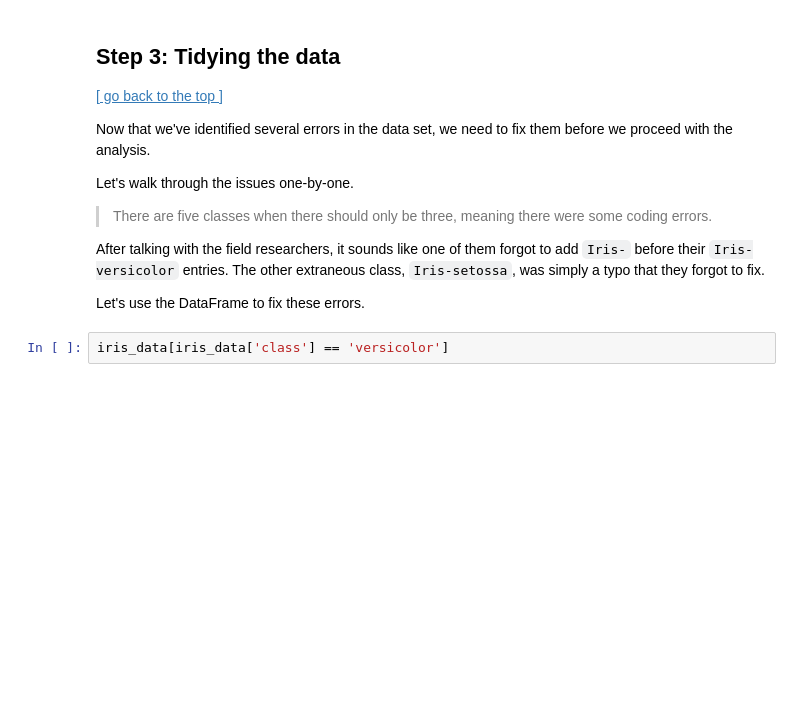
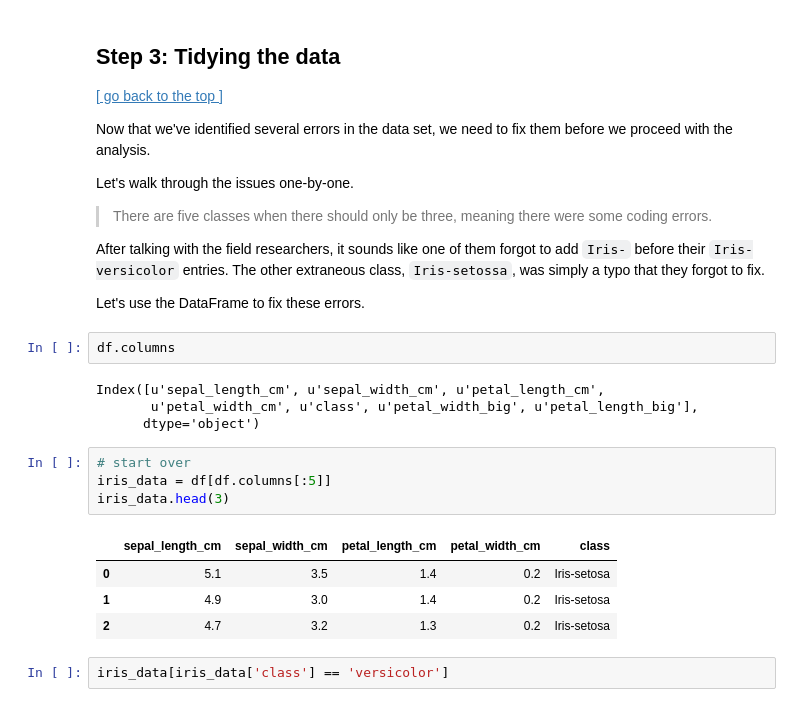
Before and after one commit to kcbighuge/misc-python, a Jupyter notebook: example-ml-notebook-rhiever.ipynb, the cells around one changed output. Cells and saved outputs as stored; diff of their text form; blank space fills up the shorter version.

```diff
--- a/example-ml-notebook-rhiever.ipynb
+++ b/example-ml-notebook-rhiever.ipynb
@@ -342,6 +341,21 @@ Let's walk through the issues one-by-one.
 After talking with the field researchers, it sounds like one of them forgot to add `Iris-` before their `Iris-versicolor` entries. The other extraneous class, `Iris-setossa`, was simply a typo that they forgot to fix.
 
 Let's use the DataFrame to fix these errors.
+# %%
+df.columns
+# %% [output]
+Index([u'sepal_length_cm', u'sepal_width_cm', u'petal_length_cm',
+       u'petal_width_cm', u'class', u'petal_width_big', u'petal_length_big'],
+      dtype='object')
+# %%
+# start over
+iris_data = df[df.columns[:5]]
+iris_data.head(3)
+# %% [output]
+|  | sepal_length_cm | sepal_width_cm | petal_length_cm | petal_width_cm | class |
+| 0 | 5.1 | 3.5 | 1.4 | 0.2 | Iris-setosa |
+| 1 | 4.9 | 3.0 | 1.4 | 0.2 | Iris-setosa |
+| 2 | 4.7 | 3.2 | 1.3 | 0.2 | Iris-setosa |
 # %%
 iris_data[iris_data['class'] == 'versicolor']
 # %% [output]
```
Also changed, not shown: parts of 26 cells of this notebook, 1 other file.
